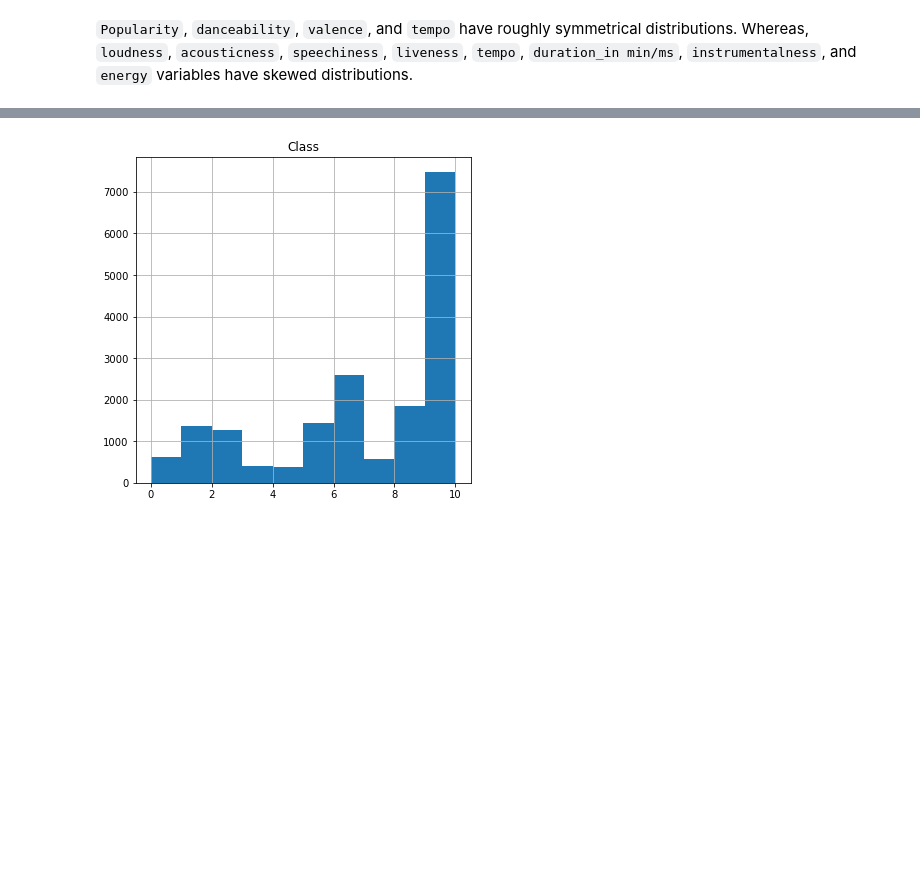
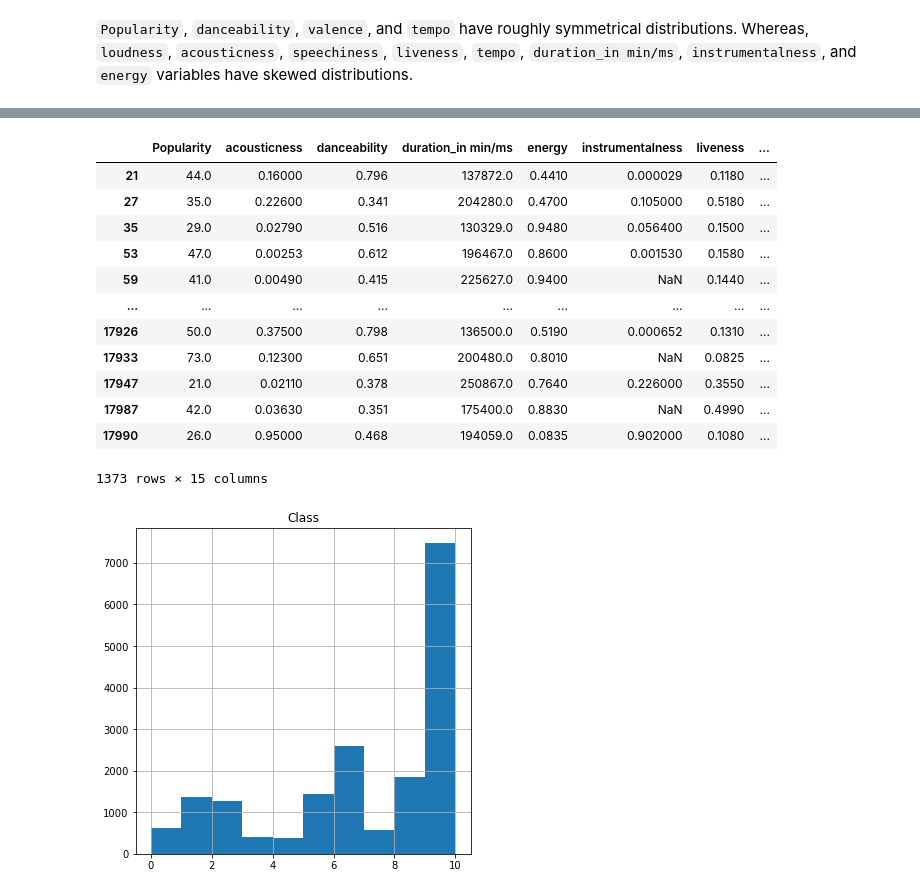
Before and after one commit to bdsaglam/di501, a Jupyter notebook: assignments/assignment04/e155841_HW_4.ipynb, the cells around one changed output, grey strips where cells are left out. Saved outputs shown, nothing was run; the diff lists cells and outputs as text; code cells hidden in the pictures; blank space fills up the shorter version.

```diff
--- a/assignments/assignment04/e155841_HW_4.ipynb
+++ b/assignments/assignment04/e155841_HW_4.ipynb
@@ -159,3 +196,19 @@ Whereas, `loudness`, `acousticness`, `speechiness`, `liveness`, `tempo`, `durati
+# %%
+df[df['Class']==1]
+# %% [output]
+|  | Popularity | acousticness | danceability | duration_in min/ms | energy | instrumentalness | liveness | ... |
+| 21 | 44.0 | 0.16000 | 0.796 | 137872.0 | 0.4410 | 0.000029 | 0.1180 | ... |
+| 27 | 35.0 | 0.22600 | 0.341 | 204280.0 | 0.4700 | 0.105000 | 0.5180 | ... |
+| 35 | 29.0 | 0.02790 | 0.516 | 130329.0 | 0.9480 | 0.056400 | 0.1500 | ... |
+| 53 | 47.0 | 0.00253 | 0.612 | 196467.0 | 0.8600 | 0.001530 | 0.1580 | ... |
+| 59 | 41.0 | 0.00490 | 0.415 | 225627.0 | 0.9400 | NaN | 0.1440 | ... |
+| ... | ... | ... | ... | ... | ... | ... | ... | ... |
+| 17926 | 50.0 | 0.37500 | 0.798 | 136500.0 | 0.5190 | 0.000652 | 0.1310 | ... |
+| 17933 | 73.0 | 0.12300 | 0.651 | 200480.0 | 0.8010 | NaN | 0.0825 | ... |
+| 17947 | 21.0 | 0.02110 | 0.378 | 250867.0 | 0.7640 | 0.226000 | 0.3550 | ... |
+| 17987 | 42.0 | 0.03630 | 0.351 | 175400.0 | 0.8830 | NaN | 0.4990 | ... |
+| 17990 | 26.0 | 0.95000 | 0.468 | 194059.0 | 0.0835 | 0.902000 | 0.1080 | ... |
+1373 rows × 15 columns
 # %%
 df[y_cols].hist(figsize=(6, 6));
 plt.show();
```
Also changed, not shown: parts of 20 cells of this notebook.
